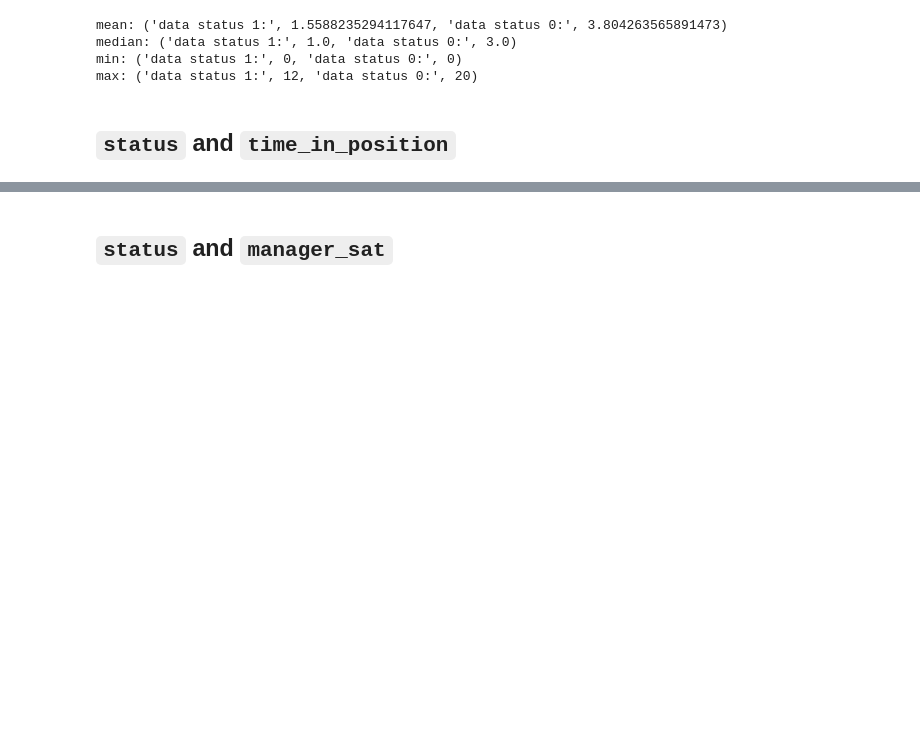
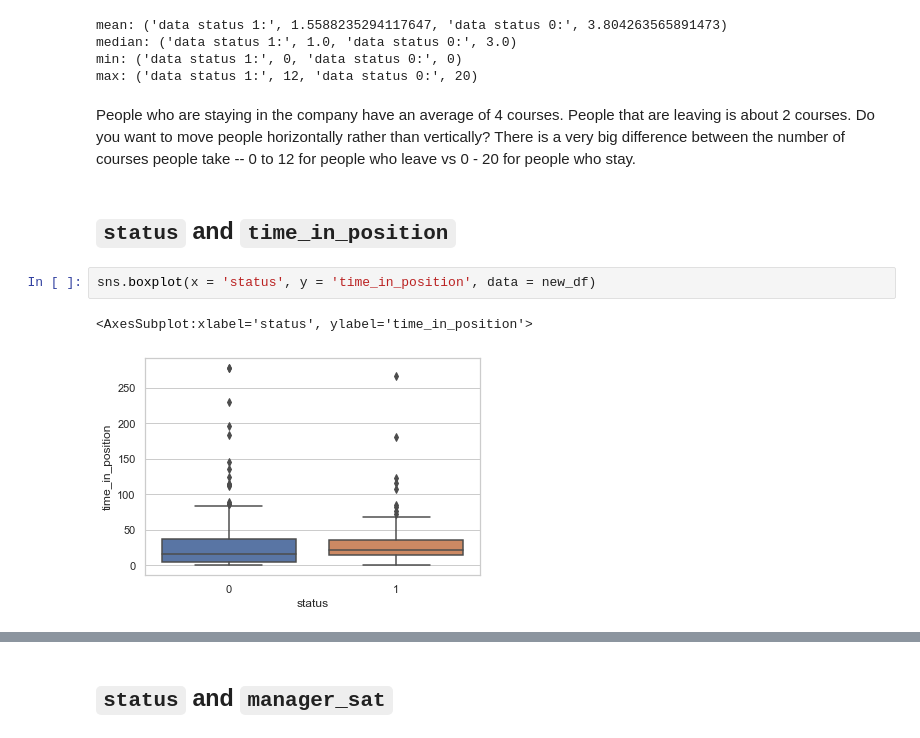
Before and after one commit to julsc256/HR_Analytics_Practice, a Jupyter notebook: People Analytics 101.ipynb, the cells around one changed output, grey strips where cells are left out. Drawn from its saved outputs; the diff is of its cells as text; blank space fills up the shorter version.

```diff
--- a/People Analytics 101.ipynb
+++ b/People Analytics 101.ipynb
@@ -1055,5 +1232,12 @@ mean: ('data status 1:', 1.5588235294117647, 'data status 0:', 3.804263565891473
 median: ('data status 1:', 1.0, 'data status 0:', 3.0)
 min: ('data status 1:', 0, 'data status 0:', 0)
 max: ('data status 1:', 12, 'data status 0:', 20)
+# %% [markdown]
+People who are staying in the company have an average of 4 courses.  People that are leaving is about 2 courses.  Do you want to move people horizontally rather than vertically? There is a very big difference between the number of courses people take -- 0 to 12 for people who leave vs 0 - 20 for people who stay.
 # %% [markdown]
 ## `status` and `time_in_position`
+# %%
+sns.boxplot(x = 'status', y = 'time_in_position', data = new_df)
+# %% [output]
+<AxesSubplot:xlabel='status', ylabel='time_in_position'>
+[figure, added]
```
Also changed, not shown: parts of 59 cells of this notebook.
